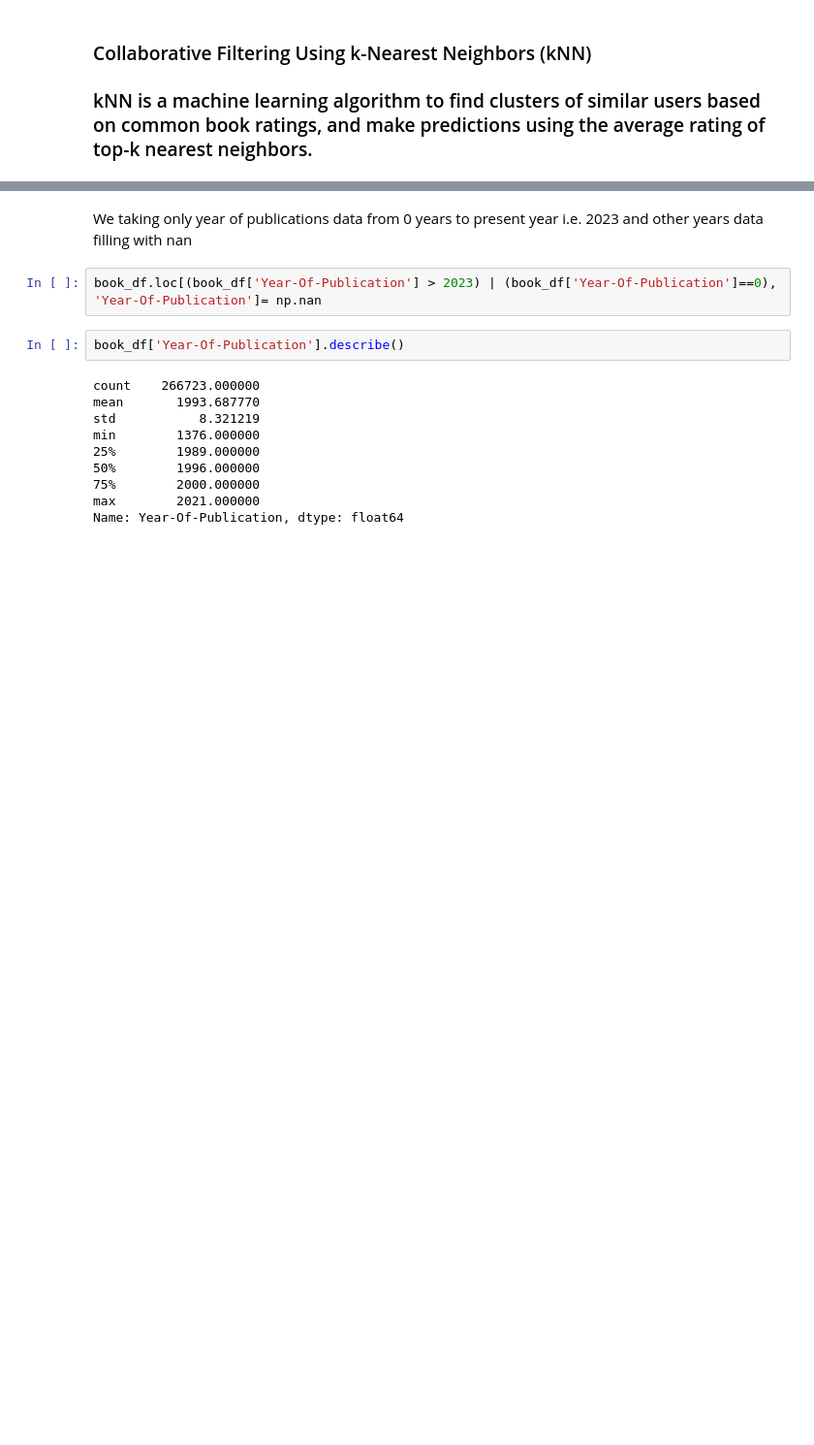
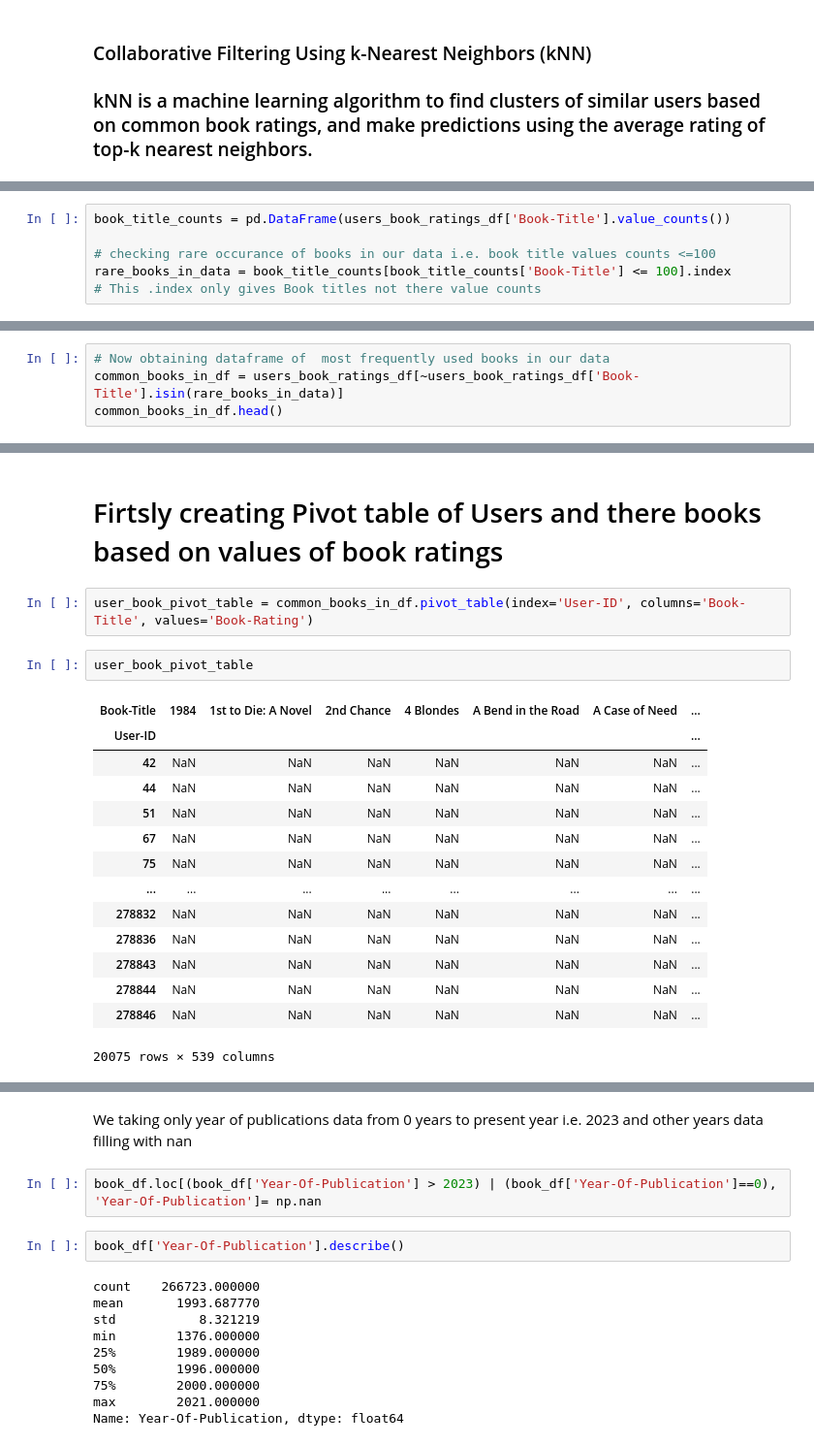
Before and after one commit to Suraj-7077/Unsupervised-ML-Book-Recommendation-system-Model, a Jupyter notebook: Unsupervised_ML_Capstone_Project_IV_.ipynb, the cells around one changed output, grey strips where cells are left out. Shown at 97% size. Drawn from its saved outputs; the diff is of its cells as text; blank space fills up the shorter version.

Commit message:
User based CF recommendation engine

```diff
--- a/Unsupervised_ML_Capstone_Project_IV_.ipynb
+++ b/Unsupervised_ML_Capstone_Project_IV_.ipynb
@@ -1127,0 +1211,5 @@ and there are some outliers also present. i.e. there are some book publications
+# %%
+book_title_counts = pd.DataFrame(users_book_ratings_df['Book-Title'].value_counts())
+
+# checking rare occurance of books in our data i.e. book title values counts <=100
+rare_books_in_data = book_title_counts[book_title_counts['Book-Title'] <= 100].index            # This .index only gives Book titles not there value counts
@@ -1127,0 +1232,4 @@ and there are some outliers also present. i.e. there are some book publications
+# %%
+# Now obtaining dataframe of  most frequently used books in our data
+common_books_in_df = users_book_ratings_df[~users_book_ratings_df['Book-Title'].isin(rare_books_in_data)]
+common_books_in_df.head()
@@ -1127,0 +1257,21 @@ and there are some outliers also present. i.e. there are some book publications
+# %% [markdown]
+# Firtsly creating Pivot table of Users and there books based on values of book ratings
+# %%
+user_book_pivot_table = common_books_in_df.pivot_table(index='User-ID', columns='Book-Title', values='Book-Rating')
+# %%
+user_book_pivot_table
+# %% [output]
+| Book-Title | 1984 | 1st to Die: A Novel | 2nd Chance | 4 Blondes | A Bend in the Road | A Case of Need | ... |
+| User-ID |  |  |  |  |  |  | ... |
+| 42 | NaN | NaN | NaN | NaN | NaN | NaN | ... |
+| 44 | NaN | NaN | NaN | NaN | NaN | NaN | ... |
+| 51 | NaN | NaN | NaN | NaN | NaN | NaN | ... |
+| 67 | NaN | NaN | NaN | NaN | NaN | NaN | ... |
+| 75 | NaN | NaN | NaN | NaN | NaN | NaN | ... |
+| ... | ... | ... | ... | ... | ... | ... | ... |
+| 278832 | NaN | NaN | NaN | NaN | NaN | NaN | ... |
+| 278836 | NaN | NaN | NaN | NaN | NaN | NaN | ... |
+| 278843 | NaN | NaN | NaN | NaN | NaN | NaN | ... |
+| 278844 | NaN | NaN | NaN | NaN | NaN | NaN | ... |
+| 278846 | NaN | NaN | NaN | NaN | NaN | NaN | ... |
+20075 rows × 539 columns
```
Also changed, not shown: parts of 45 cells of this notebook.
